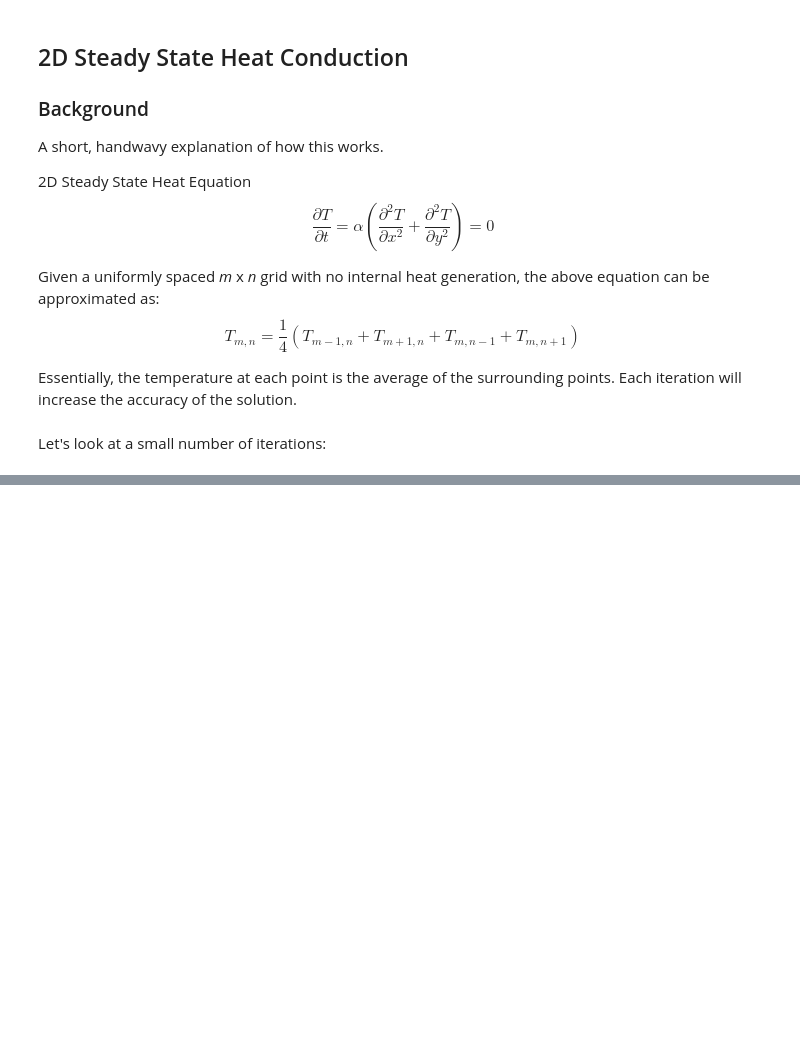
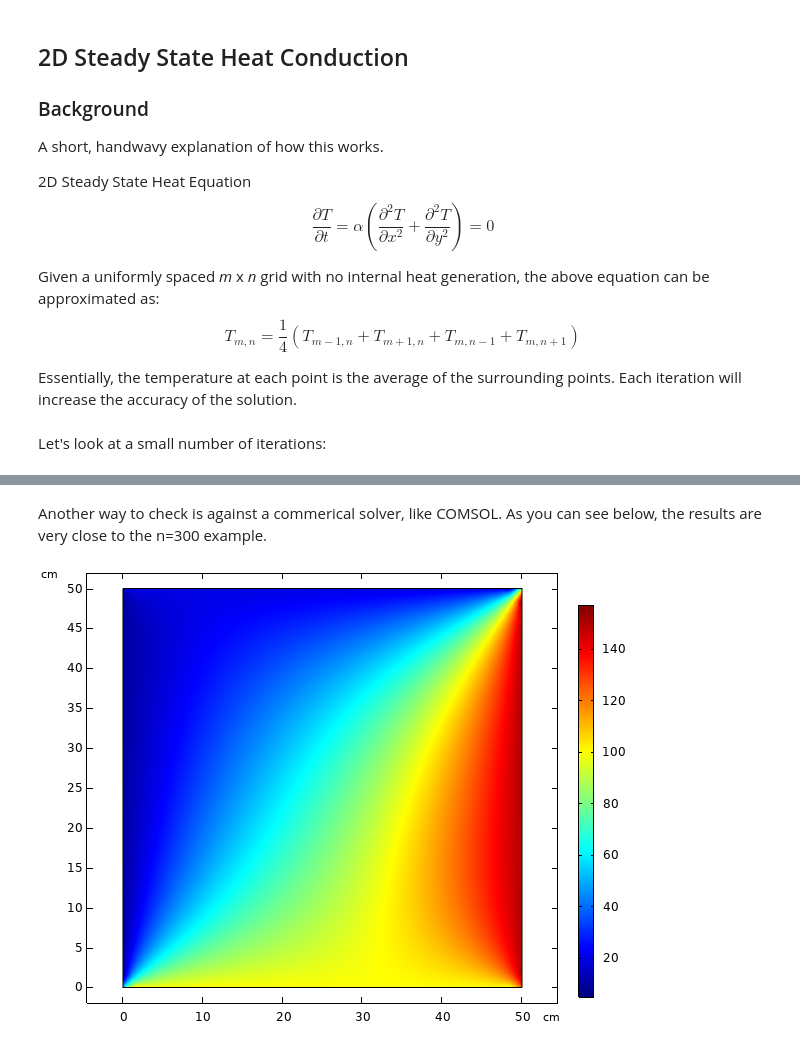
Before and after one commit to zdemeo/2d_heat_transfer_python, a Jupyter notebook: 2d_steady_state.ipynb, the cells around one changed output, grey strips where cells are left out. Cells and saved outputs as stored; diff of their text form; code cells hidden in the pictures; blank space fills up the shorter version.

Commit message:
Finished examples

```diff
--- a/2d_steady_state.ipynb
+++ b/2d_steady_state.ipynb
@@ -163,0 +227,7 @@ plt.show()
+# %% [markdown]
+Another way to check is against a commerical solver, like COMSOL. As you can see below, the results are very close to the n=300 example.
+# %%
+from IPython.display import Image
+Image(filename='comsol.png')
+# %% [output]
+[figure, added]
```
Also changed, not shown: parts of 15 cells of this notebook, 5 other files.
